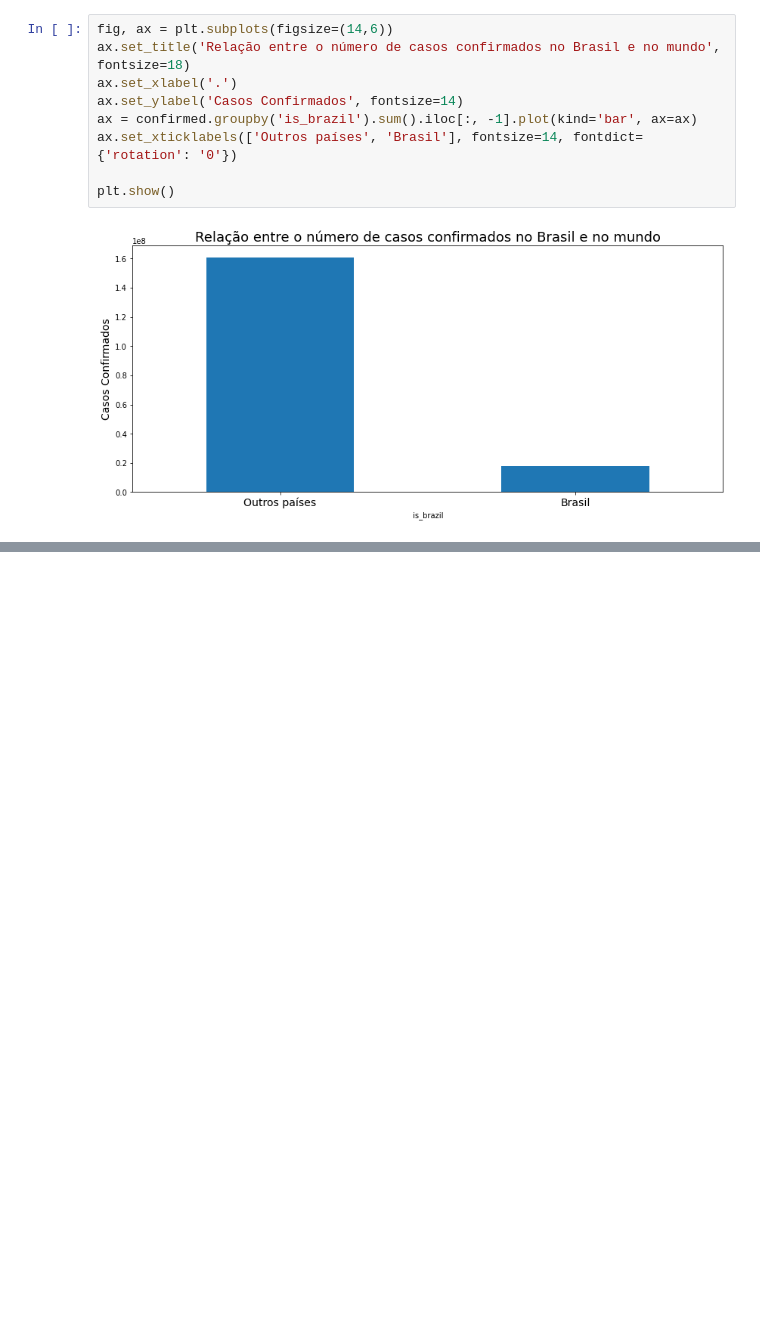
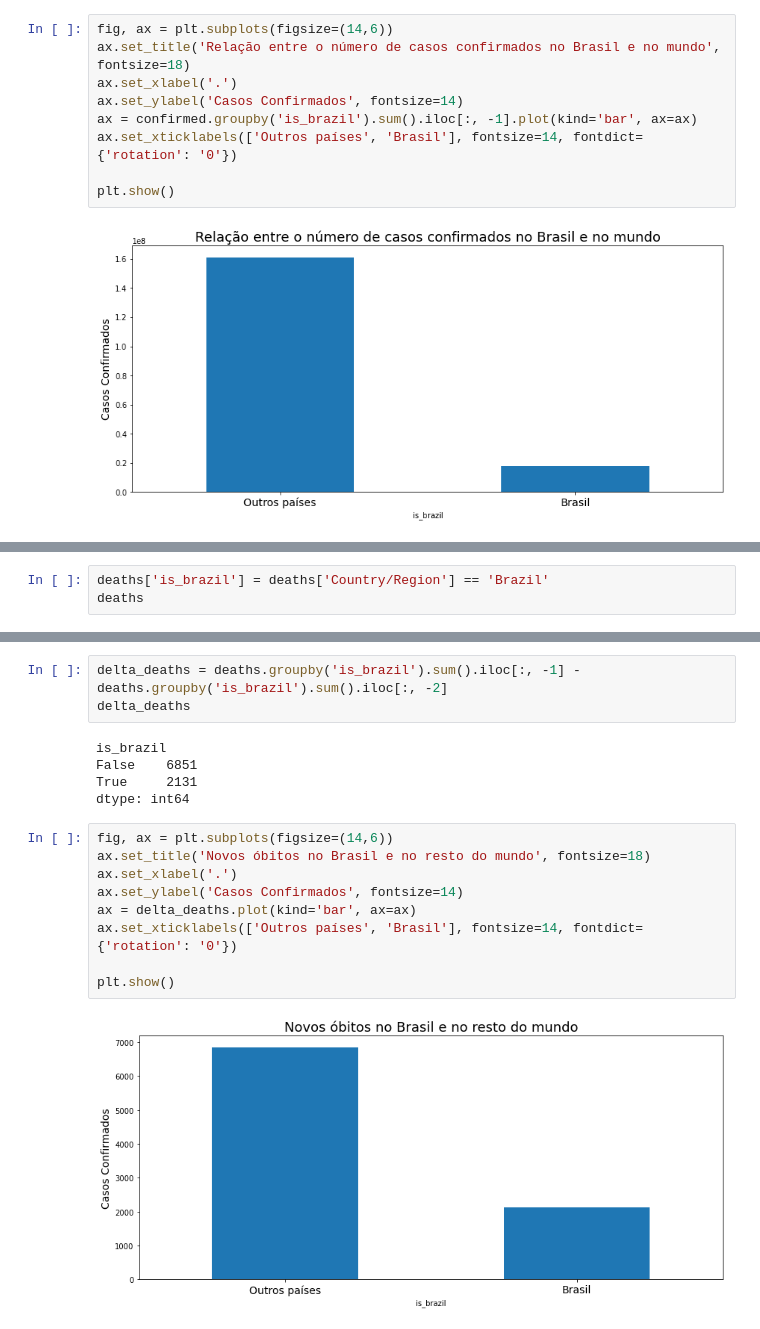
Before and after one commit to guilhermebap/Data-science-personal-study, a Jupyter notebook: Alura/Estudo de casos/Data Science - análises para saúde e medicina/Analise.ipynb, the cells around one changed output, grey strips where cells are left out. Saved outputs shown, nothing was run; the diff lists cells and outputs as text; blank space fills up the shorter version.

```diff
--- a/Alura/Estudo de casos/Data Science - análises para saúde e medicina/Analise.ipynb
+++ b/Alura/Estudo de casos/Data Science - análises para saúde e medicina/Analise.ipynb
@@ -475,0 +495,3 @@ plt.show()
+# %%
+deaths['is_brazil'] = deaths['Country/Region'] == 'Brazil'
+deaths
@@ -475,0 +512,19 @@ plt.show()
+# %%
+delta_deaths = deaths.groupby('is_brazil').sum().iloc[:, -1] - deaths.groupby('is_brazil').sum().iloc[:, -2]
+delta_deaths
+# %% [output]
+is_brazil
+False    6851
+True     2131
+dtype: int64
+# %%
+fig, ax = plt.subplots(figsize=(14,6))
+ax.set_title('Novos óbitos no Brasil e no resto do mundo', fontsize=18)
+ax.set_xlabel('.')
+ax.set_ylabel('Casos Confirmados', fontsize=14)
+ax = delta_deaths.plot(kind='bar', ax=ax)
+ax.set_xticklabels(['Outros países', 'Brasil'], fontsize=14, fontdict={'rotation': '0'})
+
+plt.show()
+# %% [output]
+[figure, added]
```
Also changed, not shown: parts of 43 cells of this notebook.
